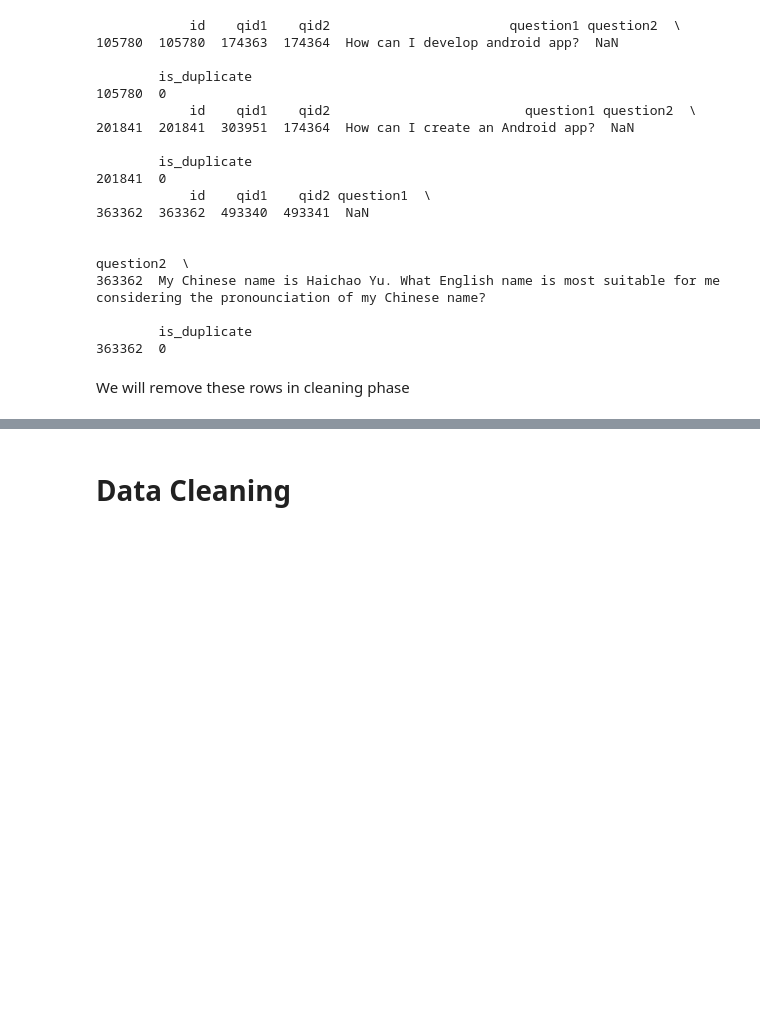
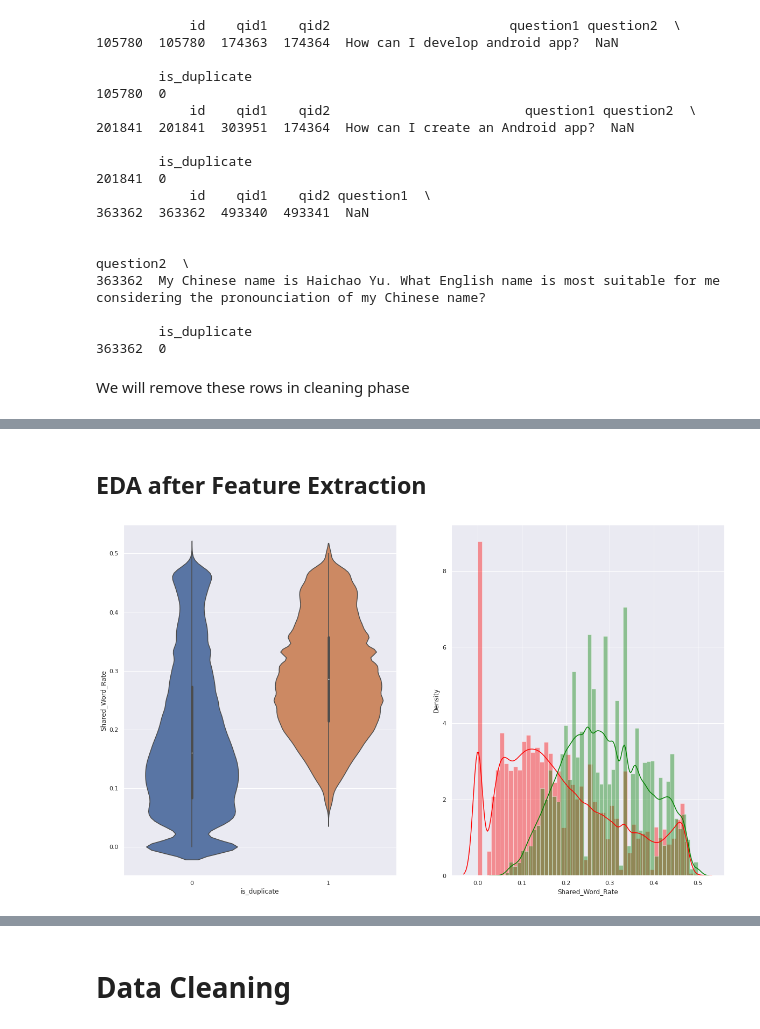
Before and after one commit to Ali-Fartoot/Kaggle, a Jupyter notebook: Quora-Question-Pairs/Quora_Question_Pairs.ipynb, the cells around one changed output, grey strips where cells are left out. Drawn from its saved outputs; the diff is of its cells as text; code cells hidden in the pictures; blank space fills up the shorter version.

```diff
--- a/Quora-Question-Pairs/Quora_Question_Pairs.ipynb
+++ b/Quora-Question-Pairs/Quora_Question_Pairs.ipynb
@@ -202,0 +243,14 @@ We will remove these rows in cleaning phase
+# %% [markdown]
+## EDA after Feature Extraction
+# %%
+plt.figure(figsize=(20, 12))
+
+plt.subplot(1,2,1)
+sns.violinplot(x = 'is_duplicate', y = 'Shared_Word_Rate', data = train_data[0:])
+
+plt.subplot(1,2,2)
+sns.distplot(train_data[train_data['is_duplicate'] == 0.0]['Shared_Word_Rate'][0:] , label = "1", color = 'red')
+sns.distplot(train_data[train_data['is_duplicate'] == 1.0]['Shared_Word_Rate'][0:] , label = "0" , color = 'green' )
+plt.show()
+# %% [output]
+[figure, added]
```
Also changed, not shown: parts of 12 cells of this notebook.
